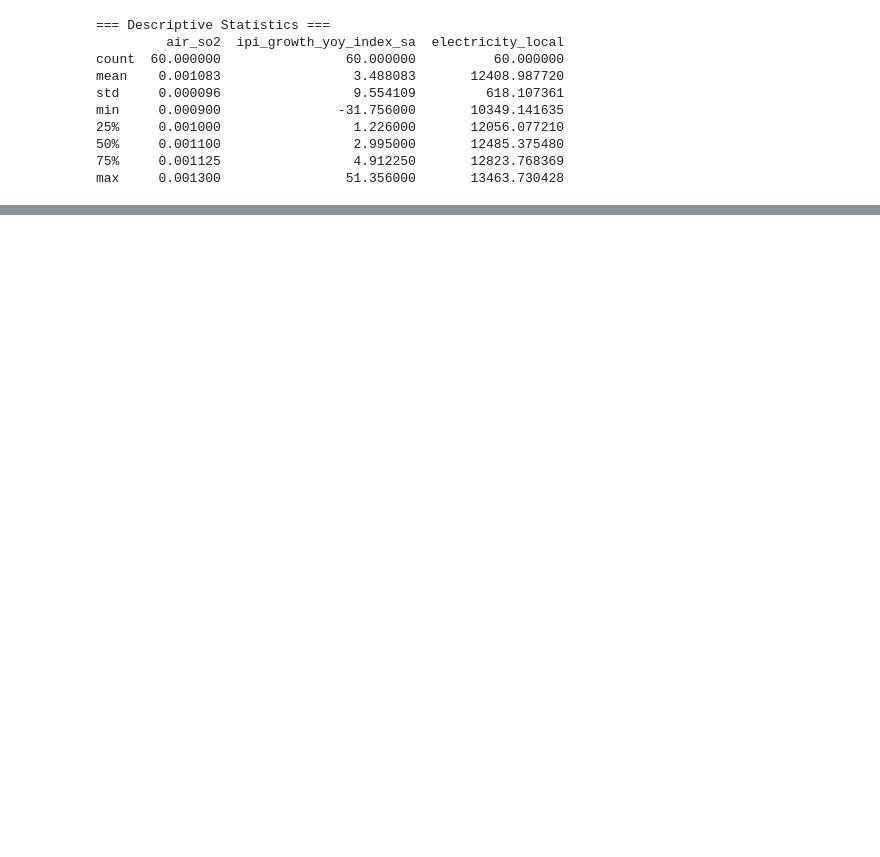
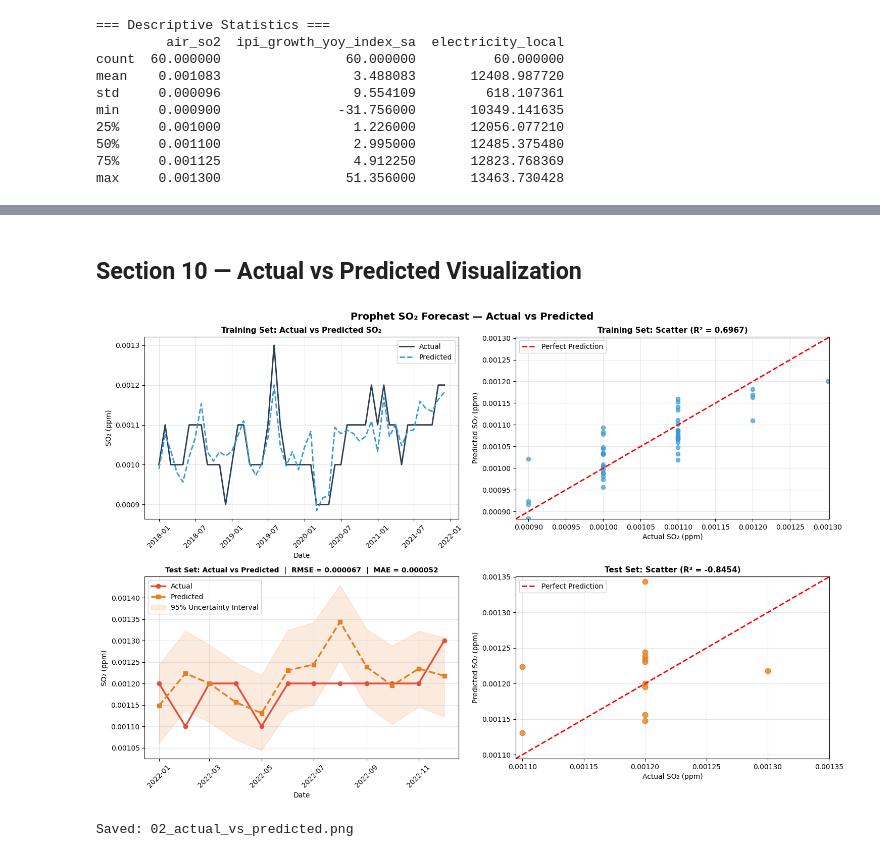
Before and after one commit to thelazycat-0728/COS40007-Design-Project, a Jupyter notebook: Prophet/Prophet.ipynb, the cells around one changed output, grey strips where cells are left out. Drawn from its saved outputs; the diff is of its cells as text; code cells hidden in the pictures; blank space fills up the shorter version.

```diff
--- a/Prophet/Prophet.ipynb
+++ b/Prophet/Prophet.ipynb
@@ -531,0 +290,20 @@ Prophet assumes linear regressor effects, which may not capture complex non-line
+# %%
+model = Prophet(
+    yearly_seasonality      = True,
+    weekly_seasonality      = False,   # Not applicable for monthly data
+    daily_seasonality       = False,   # Not applicable for monthly data
+    interval_width          = 0.95,    # 95% uncertainty interval
+    **best_params
+)
+
+# Add external regressors (same predictors as XGBoost and LSTM)
+model.add_regressor('ipi_growth')
+model.add_regressor('elec_local')
+
+# Fit on full training set
+model.fit(train_df)
+
+print('Prophet model trained successfully.')
+print(f'  changepoint_prior_scale : {best_params["changepoint_prior_scale"]}')
+print(f'  seasonality_prior_scale : {best_params["seasonality_prior_scale"]}')
+print(f'  seasonality_mode        : {best_params["seasonality_mode"]}')
@@ -531,0 +397,58 @@ Prophet assumes linear regressor effects, which may not capture complex non-line
+# %% [markdown]
+## Section 10 — Actual vs Predicted Visualization
+# %%
+train_dates = train_df['ds'].values
+test_dates  = test_df['ds'].values
+
+fig, axes = plt.subplots(2, 2, figsize=(15, 10))
+fig.suptitle('Prophet SO₂ Forecast — Actual vs Predicted', fontsize=14, fontweight='bold')
+
+# Training set — time series
+axes[0, 0].plot(train_dates, y_actual_train, label='Actual',    lw=2,   color='#2c3e50')
+axes[0, 0].plot(train_dates, y_pred_train,   label='Predicted', lw=2,   color='#3498db', ls='--')
+axes[0, 0].set_title('Training Set: Actual vs Predicted SO₂', fontsize=11, fontweight='bold')
+axes[0, 0].set_xlabel('Date'); axes[0, 0].set_ylabel('SO₂ (ppm)')
+axes[0, 0].legend(); axes[0, 0].grid(True, alpha=0.3)
+axes[0, 0].xaxis.set_major_formatter(mdates.DateFormatter('%Y-%m'))
+plt.setp(axes[0, 0].get_xticklabels(), rotation=45)
+
+# Training set — scatter
+axes[0, 1].scatter(y_actual_train, y_pred_train, alpha=0.7, s=35, color='#3498db')
+lim = [min(y_actual_train.min(), y_pred_train.min())*0.998,
+       max(y_actual_train.max(), y_pred_train.max())*1.002]
+axes[0, 1].plot(lim, lim, 'r--', lw=2, label='Perfect Prediction')
+axes[0, 1].set_title(f'Training Set: Scatter (R² = {train_r2:.4f})', fontsize=11, fontweight='bold')
+axes[0, 1].set_xlabel('Actual SO₂ (ppm)'); axes[0, 1].set_ylabel('Predicted SO₂ (ppm)')
+axes[0, 1].set_xlim(lim); axes[0, 1].set_ylim(lim)
+axes[0, 1].legend(); axes[0, 1].grid(True, alpha=0.3)
+
+# Test set — time series with uncertainty interval
+axes[1, 0].plot(test_dates, y_actual_test, label='Actual',    lw=2.5, color='#e74c3c', marker='o', ms=6)
+axes[1, 0].plot(test_dates, y_pred_test,   label='Predicted', lw=2.5, color='#e67e22', ls='--', marker='s', ms=6)
+axes[1, 0].fill_between(test_dates, y_lower_test, y_upper_test,
+                          alpha=0.15, color='#e67e22', label='95% Uncertainty Interval')
+axes[1, 0].set_title(
+    f'Test Set: Actual vs Predicted  |  RMSE = {test_rmse:.6f}  |  MAE = {test_mae:.6f}',
+    fontsize=10, fontweight='bold')
+axes[1, 0].set_xlabel('Date'); axes[1, 0].set_ylabel('SO₂ (ppm)')
+axes[1, 0].legend(); axes[1, 0].grid(True, alpha=0.3)
+axes[1, 0].xaxis.set_major_formatter(mdates.DateFormatter('%Y-%m'))
+plt.setp(axes[1, 0].get_xticklabels(), rotation=45)
+
+# Test set — scatter
+axes[1, 1].scatter(y_actual_test, y_pred_test, alpha=0.8, s=60, color='#e67e22')
+lim2 = [min(y_actual_test.min(), y_pred_test.min())*0.995,
+        max(y_actual_test.max(), y_pred_test.max())*1.005]
+axes[1, 1].plot(lim2, lim2, 'r--', lw=2, label='Perfect Prediction')
+axes[1, 1].set_title(f'Test Set: Scatter (R² = {test_r2:.4f})', fontsize=11, fontweight='bold')
+axes[1, 1].set_xlabel('Actual SO₂ (ppm)'); axes[1, 1].set_ylabel('Predicted SO₂ (ppm)')
+axes[1, 1].set_xlim(lim2); axes[1, 1].set_ylim(lim2)
+axes[1, 1].legend(); axes[1, 1].grid(True, alpha=0.3)
+
+plt.tight_layout()
+plt.savefig('02_actual_vs_predicted.png', dpi=150, bbox_inches='tight')
+plt.show()
+print('Saved: 02_actual_vs_predicted.png')
+# %% [output]
+[figure, added]
+Saved: 02_actual_vs_predicted.png
```
Also changed, not shown: parts of 49 cells of this notebook, 15 other files.
